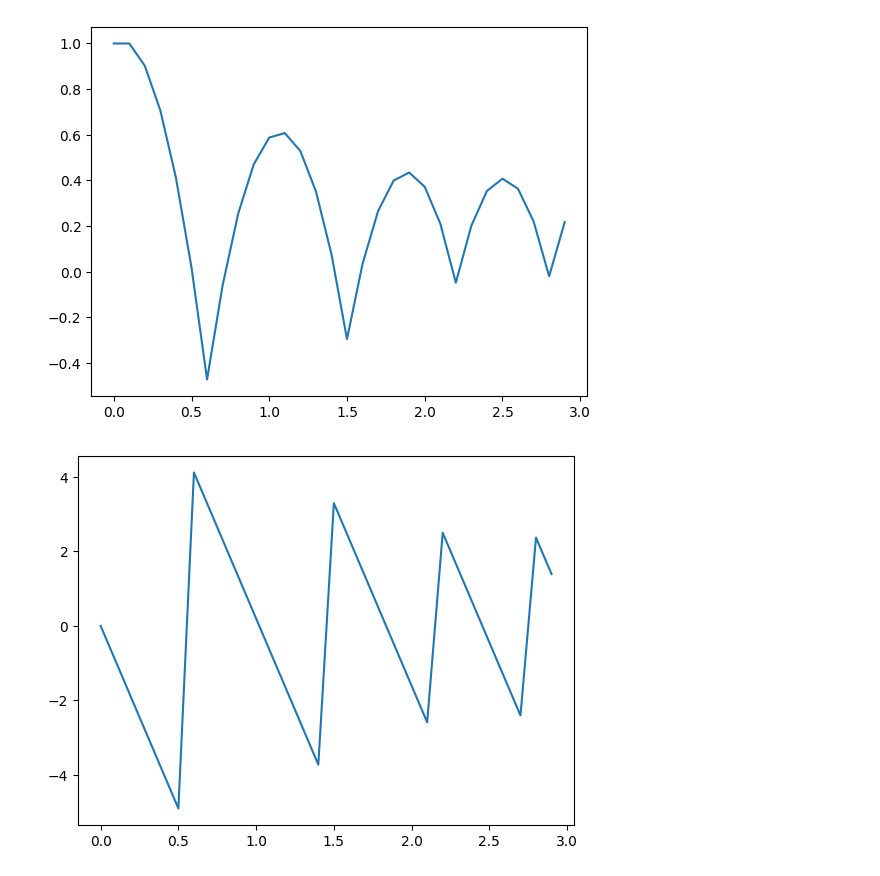
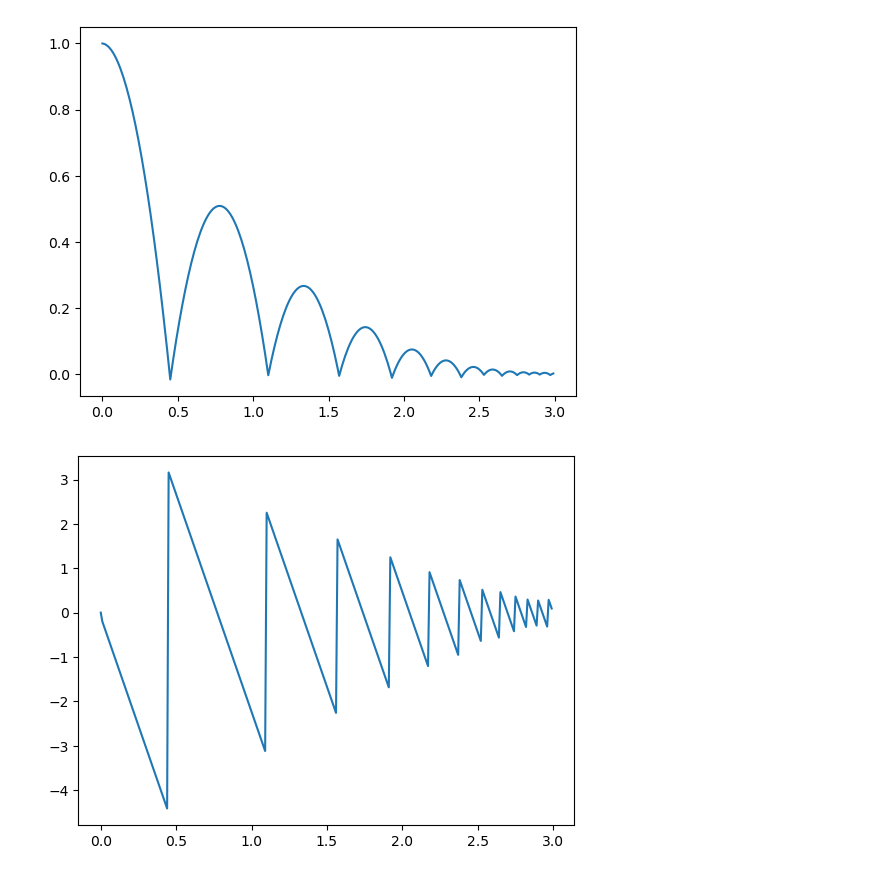
Before and after one commit to lbm98/devs-fmu, a Jupyter notebook: python-api/notebooks/openmodelica-fmu.ipynb, the cells around one changed output. Saved outputs shown, nothing was run; the diff lists cells and outputs as text; code cells hidden in the pictures.

```diff
--- a/python-api/notebooks/openmodelica-fmu.ipynb
+++ b/python-api/notebooks/openmodelica-fmu.ipynb
@@ -48,5 +57,5 @@ plot_simulate_fmpy(simulate_fmpy())
 # %%
-def simulate_devs(step_size):
+def simulate_with_devs(step_size):
     simulator.reset()
     m = BouncingBall(fmu_path)
 
@@ -61,9 +70,10 @@ def simulate_devs(step_size):
 
     return time_list, height_list, velocity_list
 
-def plot_simulate_devs(time_list, height_list, velocity_list):
+def plot_height_of_simulate_with_devs(time_list, height_list):
     plt.plot(time_list, height_list)
     plt.show()
 
+def plot_velocity_of_simulate_with_devs(time_list, velocity_list):
     plt.plot(time_list, velocity_list)
     plt.show()
@@ -75,5 +80,7 @@ plot_simulate_devs(*simulate_devs(step_size=1e-2))
-# %%
-plot_simulate_devs(*simulate_devs(step_size=1e-1))
-# %% [output]
-[figure, removed]
-[figure, removed]
+# %%
+time_list, height_list, velocity_list = simulate_with_devs(step_size=1e-2)
+plot_height_of_simulate_with_devs(time_list, height_list)
+plot_velocity_of_simulate_with_devs(time_list, velocity_list)
+# %% [output]
+[figure, added]
+[figure, added]
```
Also changed, not shown: parts of 12 cells of this notebook, 45 other files.
